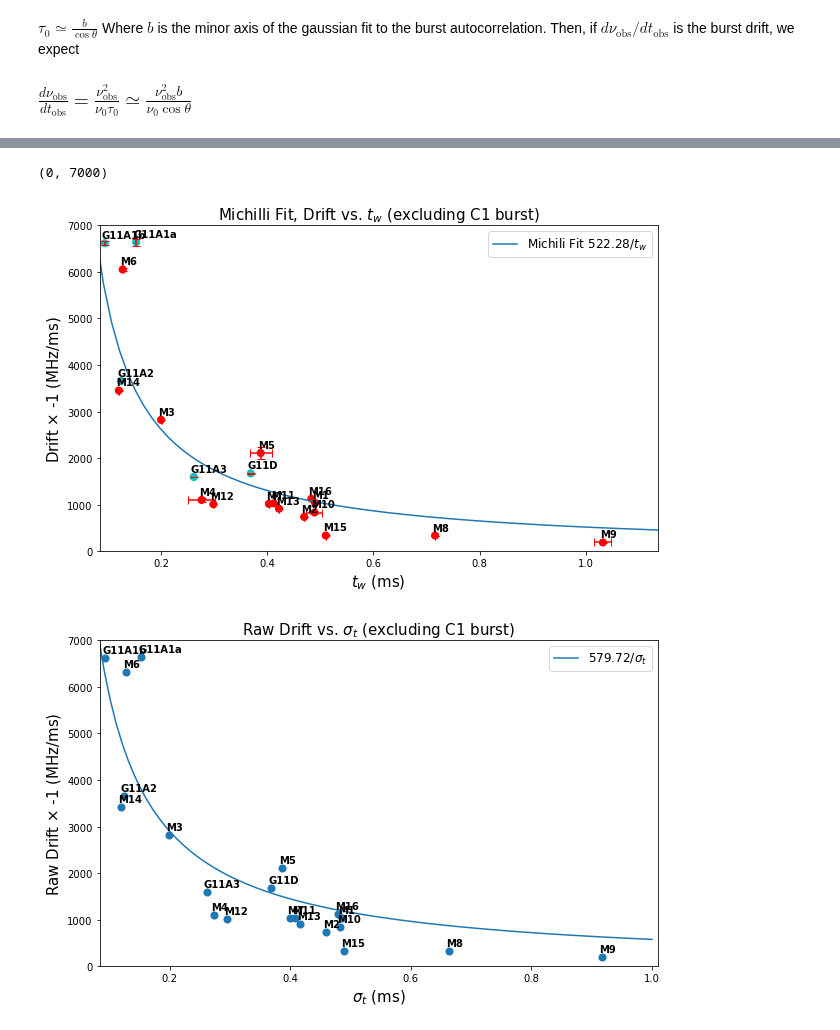
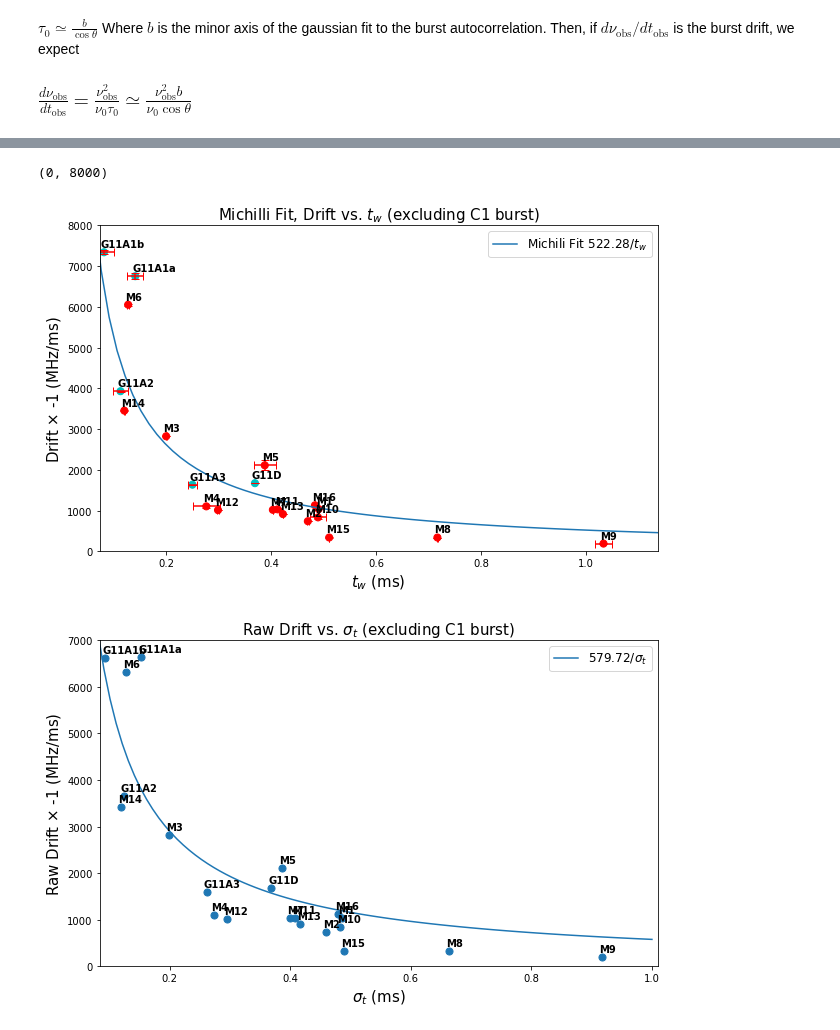
Before and after one commit to mef51/subdriftlaw, a Jupyter notebook: Tobs.ipynb, the cells around one changed output, grey strips where cells are left out. Cells and saved outputs as stored; diff of their text form; code cells hidden in the pictures.

```diff
--- a/Tobs.ipynb
+++ b/Tobs.ipynb
@@ -93,24 +92,24 @@ selectbursts.at[selectbursts.index > 'M', 'color']= 'r'
 # %%
 # Gajjar test to michili fit
 mpl.rcParams["errorbar.capsize"] = 4
 ax = selectbursts.plot.scatter(x='tau_w_ms', y='drift_abs', xerr=1*selectbursts['tau_w_error'], yerr=1*selectbursts['drift error (mhz/ms)'], figsize=(10, 6), s=50, c='color', colorbar=False)
 for k, v in selectbursts.iterrows():
     ax.annotate(k, (v['tau_w_ms'], v['drift_abs']), xytext=(-3,5), textcoords='offset points', weight='bold')
 ax.set_xlim(0.9*min(selectbursts['tau_w_ms']), 1.1*max(selectbursts['tau_w_ms']))
 # ax.set_xlim(0.9*min(selectbursts['sigma_t']), 1.1*max(selectbursts['sigma_t']))
 ax.set_title('Michilli Fit, Drift vs. $t_w$ (excluding C1 burst)', size=fontsize)
 ax.set_xlabel('$t_w$ (ms)', size=fontsize)
 ax.set_ylabel('Drift $\\times$ -1 (MHz/ms)', size=fontsize)
 
 popt, pcov = fitreciprocal(michillibursts['tau_w_ms'], michillibursts['drift_abs'])
 x = np.linspace(0, 1.5, num=100)
 plt.plot(x, popt[0]/x, label='Michili Fit ${:.2f}$'.format(popt[0])+'/$t_w$')
 plt.legend(fontsize='large')
-ax.set_ylim(0, 7000)
+ax.set_ylim(0, 8000)
 # plt.savefig('drift_vs_tw_michilli.png')
 # %% [output]
-(0, 7000)
+(0, 8000)
-[figure, old version]
+[figure, new version]
 # %%
 # all fit
 ax = selectbursts.plot.scatter(x='sigma_t_ms', y='drift_abs', figsize=(10, 6), s=50)
```
Also changed, not shown: parts of 2 cells of this notebook, 2 other files.
